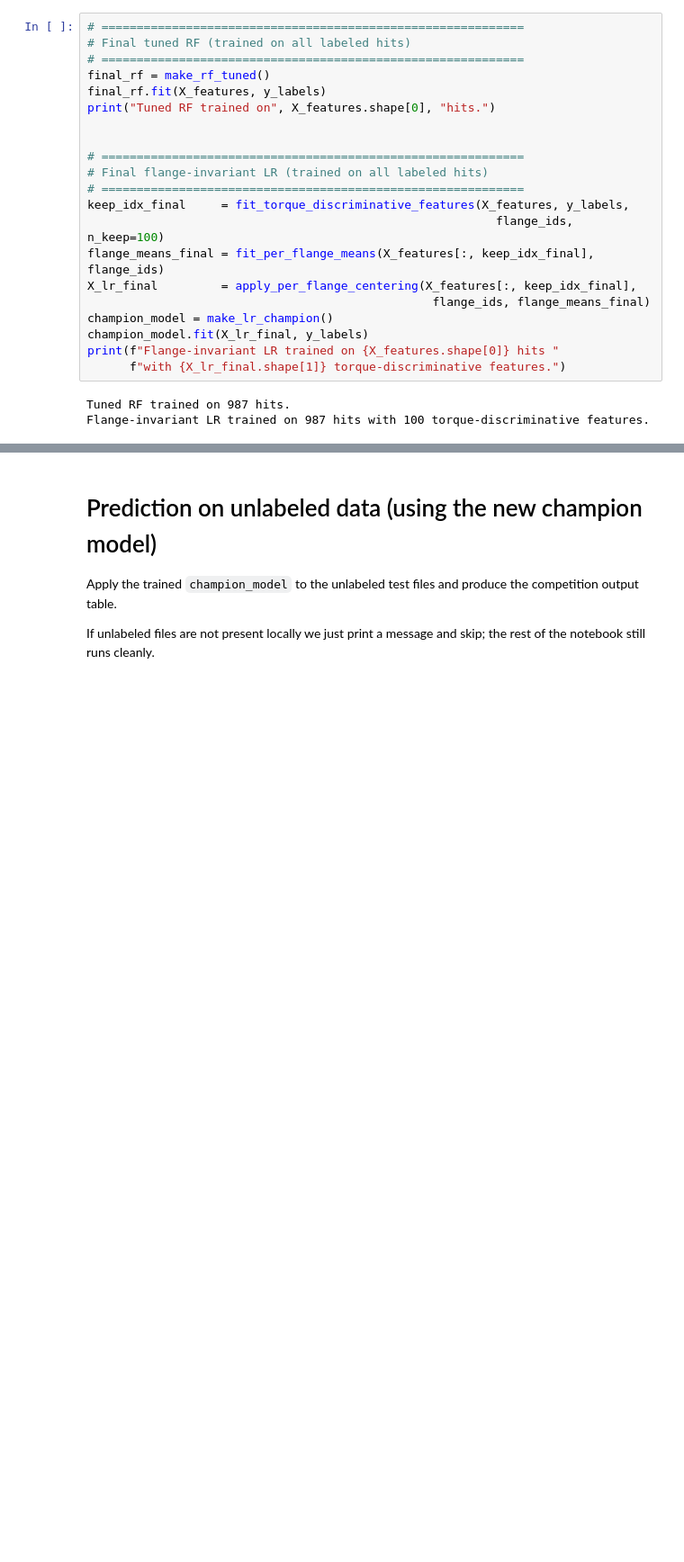
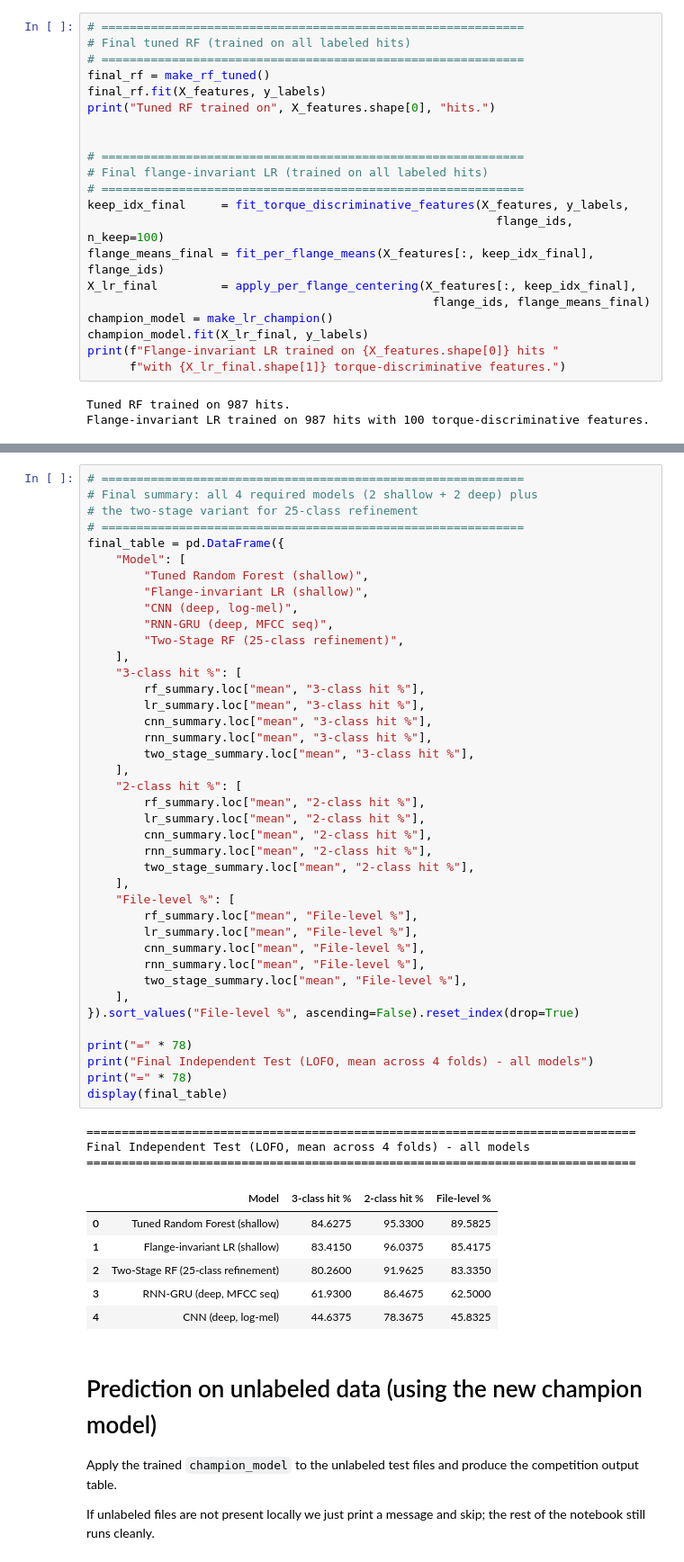
Before and after one commit to MedAmineAlouani/FinalProjectML, a Jupyter notebook: Final_Project_ML_Second_Attempt.ipynb, the cells around one changed output, grey strips where cells are left out. Shown at 90% size. Drawn from its saved outputs; the diff is of its cells as text; blank space fills up the shorter version.

```diff
--- a/Final_Project_ML_Second_Attempt.ipynb
+++ b/Final_Project_ML_Second_Attempt.ipynb
@@ -1156,3 +1603,53 @@ Flange-invariant LR trained on 987 hits with 100 torque-discriminative features.
+# %%
+# ============================================================
+# Final summary: all 4 required models (2 shallow + 2 deep) plus
+# the two-stage variant for 25-class refinement
+# ============================================================
+final_table = pd.DataFrame({
+    "Model": [
+        "Tuned Random Forest (shallow)",
+        "Flange-invariant LR (shallow)",
+        "CNN (deep, log-mel)",
+        "RNN-GRU (deep, MFCC seq)",
+        "Two-Stage RF (25-class refinement)",
+    ],
+    "3-class hit %": [
+        rf_summary.loc["mean", "3-class hit %"],
+        lr_summary.loc["mean", "3-class hit %"],
+        cnn_summary.loc["mean", "3-class hit %"],
+        rnn_summary.loc["mean", "3-class hit %"],
+        two_stage_summary.loc["mean", "3-class hit %"],
+    ],
+    "2-class hit %": [
+        rf_summary.loc["mean", "2-class hit %"],
+        lr_summary.loc["mean", "2-class hit %"],
+        cnn_summary.loc["mean", "2-class hit %"],
+        rnn_summary.loc["mean", "2-class hit %"],
+        two_stage_summary.loc["mean", "2-class hit %"],
+    ],
+    "File-level %": [
+        rf_summary.loc["mean", "File-level %"],
+        lr_summary.loc["mean", "File-level %"],
+        cnn_summary.loc["mean", "File-level %"],
+        rnn_summary.loc["mean", "File-level %"],
+        two_stage_summary.loc["mean", "File-level %"],
+    ],
+}).sort_values("File-level %", ascending=False).reset_index(drop=True)
+
+print("=" * 78)
+print("Final Independent Test (LOFO, mean across 4 folds) - all models")
+print("=" * 78)
+display(final_table)
+# %% [output]
+==============================================================================
+Final Independent Test (LOFO, mean across 4 folds) - all models
+==============================================================================
+|  | Model | 3-class hit % | 2-class hit % | File-level % |
+| 0 | Tuned Random Forest (shallow) | 84.6275 | 95.3300 | 89.5825 |
+| 1 | Flange-invariant LR (shallow) | 83.4150 | 96.0375 | 85.4175 |
+| 2 | Two-Stage RF (25-class refinement) | 80.2600 | 91.9625 | 83.3350 |
+| 3 | RNN-GRU (deep, MFCC seq) | 61.9300 | 86.4675 | 62.5000 |
+| 4 | CNN (deep, log-mel) | 44.6375 | 78.3675 | 45.8325 |
 # %% [markdown]
 # Prediction on unlabeled data (using the new champion model)
 
```
Also changed, not shown: parts of 7 cells of this notebook.
